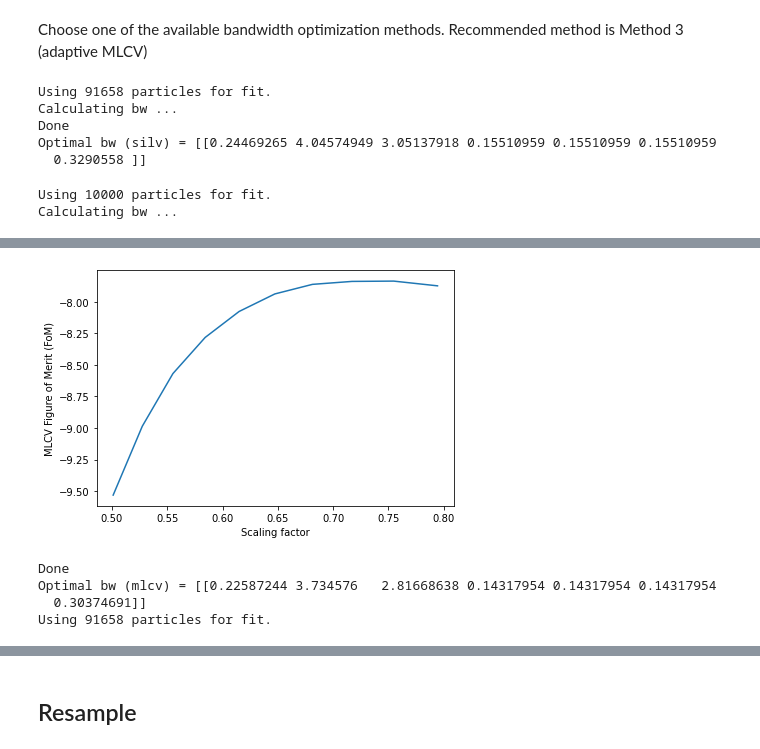
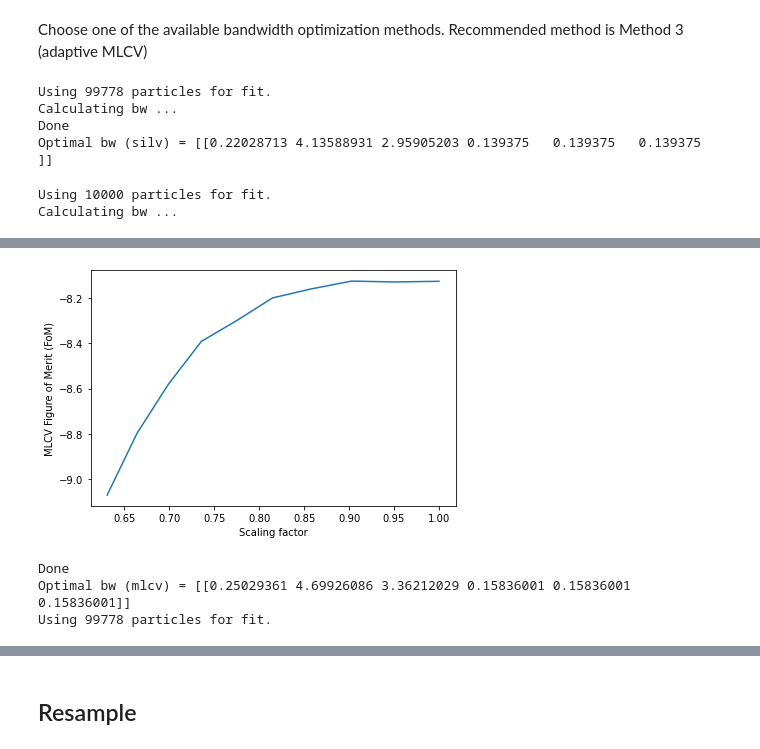
Before and after one commit to KDSource/KDSource, a Jupyter notebook: docs/examples/Verification_surfcirc.ipynb, the cells around one changed output, grey strips where cells are left out. Drawn from its saved outputs; the diff is of its cells as text; code cells hidden in the pictures.

Commit message:
Updated the verification notebook (without the time variable)

```diff
--- a/docs/examples/Verification_surfcirc.ipynb
+++ b/docs/examples/Verification_surfcirc.ipynb
@@ -155,8 +155,7 @@ plist = kds.PList(samples)
 # Geometry: define metrics for variables
 geom = kds.Geometry([kds.geom.Lethargy(E0),
                      kds.geom.SurfCircle(),
-                     kds.geom.Isotrop(),
-                     kds.geom.Time()])
+                     kds.geom.Isotrop(),])
 # Create KDSource
 s = kds.KDSource(plist, geom, kernel='epa')
 # %% [output]
@@ -190,11 +189,10 @@ Choose one of the available bandwidth optimization methods. Recommended method i
 s.bw_method = "silv"
 s.fit(N, scaling=scaling)
 # %% [output]
-Using 91658 particles for fit.
+Using 99778 particles for fit.
 Calculating bw ...
 Done
-Optimal bw (silv) = [[0.24469265 4.04574949 3.05137918 0.15510959 0.15510959 0.15510959
-  0.3290558 ]]
+Optimal bw (silv) = [[0.22028713 4.13588931 2.95905203 0.139375   0.139375   0.139375  ]]
 # %%
 # Method 2: Non-adaptive Maximum Likelihood Cross-Validation:
 # Creates a grid of non-adaptive bandwidths and evaluates the
@@ -204,7 +202,7 @@ Optimal bw (silv) = [[0.24469265 4.04574949 3.05137918 0.15510959 0.15510959 0.1
 
 s.bw_method = "mlcv"
 seed = None # Default: Use the Silverman's Rule as seed
-grid = np.logspace(-0.3,-0.1,10)
+grid = np.logspace(-0.2,0.0,10)
 
 N_cv = int(1E4) # Use a smaller N to reduce computation times
 s.fit(N_cv, scaling=scaling, seed=seed, grid=grid)
@@ -225,8 +223,7 @@ Calculating bw ...
-[figure, old version]
+[figure, new version]
 Done
-Optimal bw (mlcv) = [[0.22587244 3.734576   2.81668638 0.14317954 0.14317954 0.14317954
-  0.30374691]]
-Using 91658 particles for fit.
+Optimal bw (mlcv) = [[0.25029361 4.69926086 3.36212029 0.15836001 0.15836001 0.15836001]]
+Using 99778 particles for fit.
 # %%
 # Method 3: Adaptive Maximum Likelihood Cross-Validation:
 # Creates a grid of adaptive bandwidths and evaluates the
```
Also changed, not shown: parts of 12 cells of this notebook.
